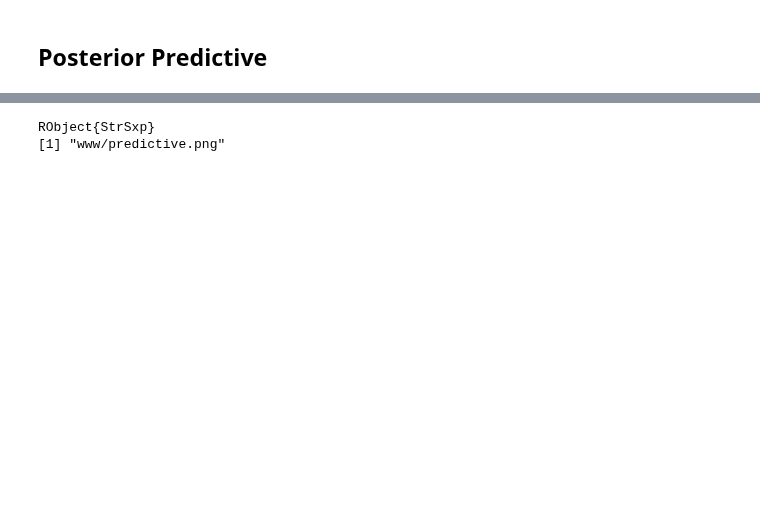
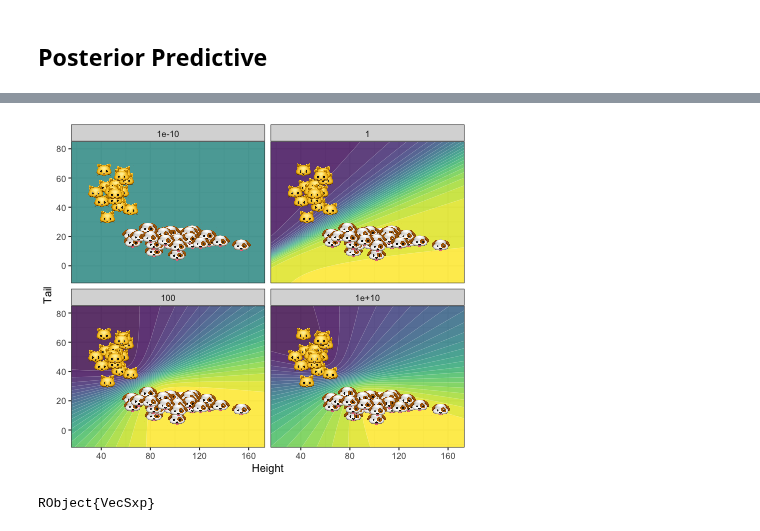
Before and after one commit to pat-alt/pat-alt.github.io, a Jupyter notebook: content/post/2021-10-27-bayesian-logistic-regression/julia_implementation.ipynb, the cells around one changed output, grey strips where cells are left out. Cells and saved outputs as stored; diff of their text form; code cells hidden in the pictures; blank space fills up the shorter version.

```diff
--- a/content/post/2021-10-27-bayesian-logistic-regression/julia_implementation.ipynb
+++ b/content/post/2021-10-27-bayesian-logistic-regression/julia_implementation.ipynb
@@ -86,12 +261,12 @@ transform!(features, :y => (x -> ifelse.(x.==0,"www/cat.png","www/dog.png"))  =>
 # %%
 p +
   geom_contour_filled(data=estimates, aes(x = :x2, y = :x3, z = :x1), bins=25, alpha=0.8) +
   geom_image(data=features, aes(x=:x_1, y=:x_2, image=:emoji), size=0.1) +
   guides(fill="none") +
   scale_x_continuous(expand = R"c(0, 0)") + scale_y_continuous(expand = R"c(0, 0)") +
   facet_wrap(R"~noise") +
-  labs(x="Height", y="Tail") |>
-  p -> ggsave("www/predictive.png", plot = p, width=5, height=5)
+  labs(x="Height", y="Tail") #|>
+  #p -> ggsave("www/predictive.png", plot = p, width=5, height=5)
 # %% [output]
+[figure, added]
-RObject{StrSxp}
-[1] "www/predictive.png"
+RObject{VecSxp}
```
Also changed, not shown: parts of 25 cells of this notebook, 2 other files.
